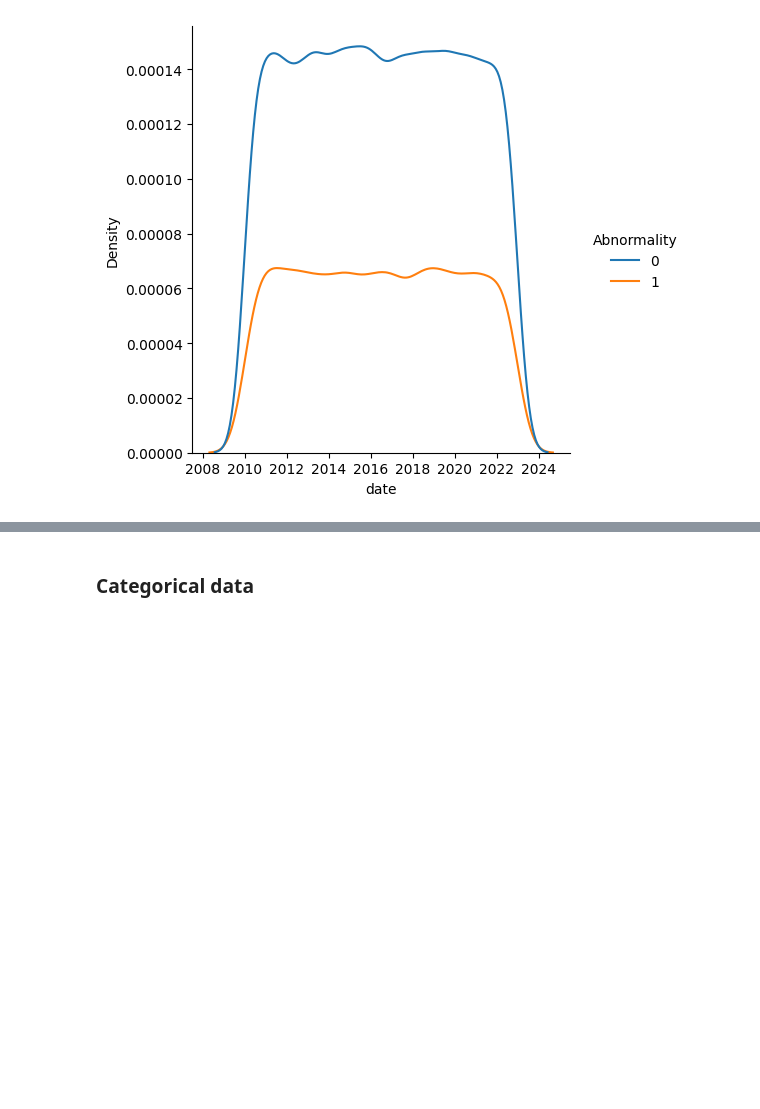
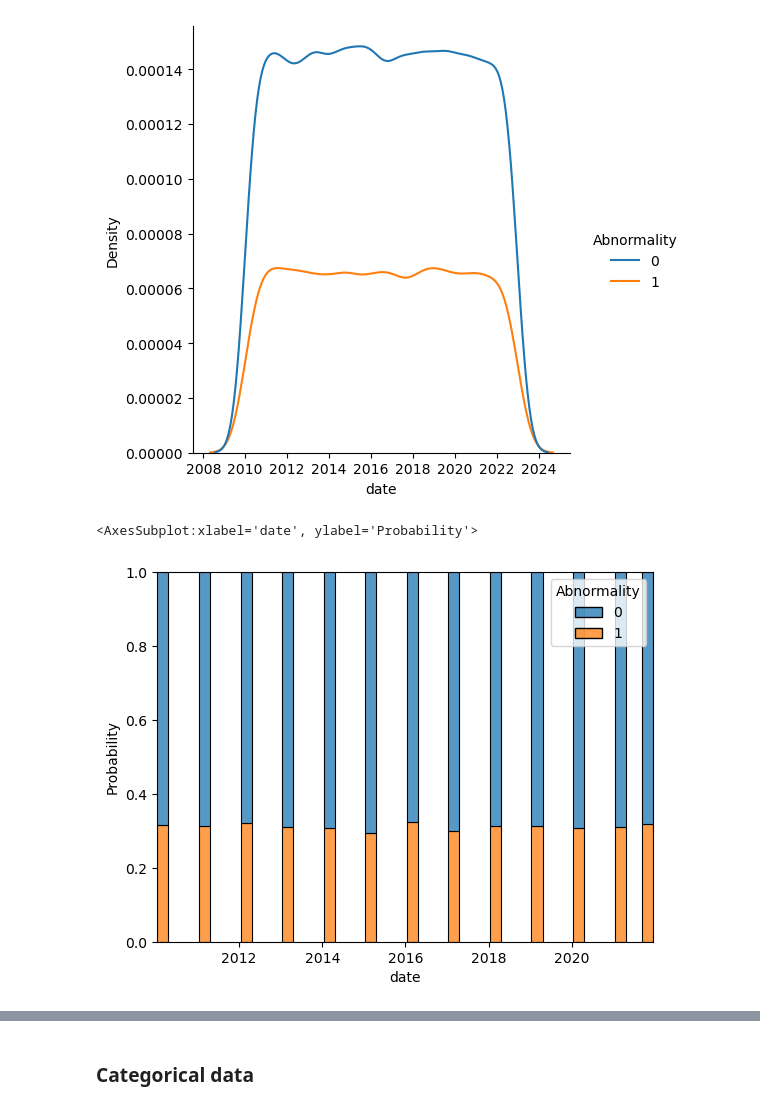
Before and after one commit to Uemara/data-leak-detection, a Jupyter notebook: Data_Leakage_Detection.ipynb, the cells around one changed output, grey strips where cells are left out. Saved outputs shown, nothing was run; the diff lists cells and outputs as text; code cells hidden in the pictures; blank space fills up the shorter version.

```diff
--- a/Data_Leakage_Detection.ipynb
+++ b/Data_Leakage_Detection.ipynb
@@ -208,3 +210,8 @@ sns.displot(df, x='date', hue='Abnormality', kind="kde")
 # %% [output]
 <seaborn.axisgrid.FacetGrid at 0x...>
 [figure]
+# %%
+sns.histplot(df, x=df['date'].dt.year, hue="Abnormality", stat="probability", multiple="fill", shrink=.8)
+# %% [output]
+<AxesSubplot:xlabel='date', ylabel='Probability'>
+[figure, added]
```
Also changed, not shown: parts of 68 cells of this notebook, 1 other file.
